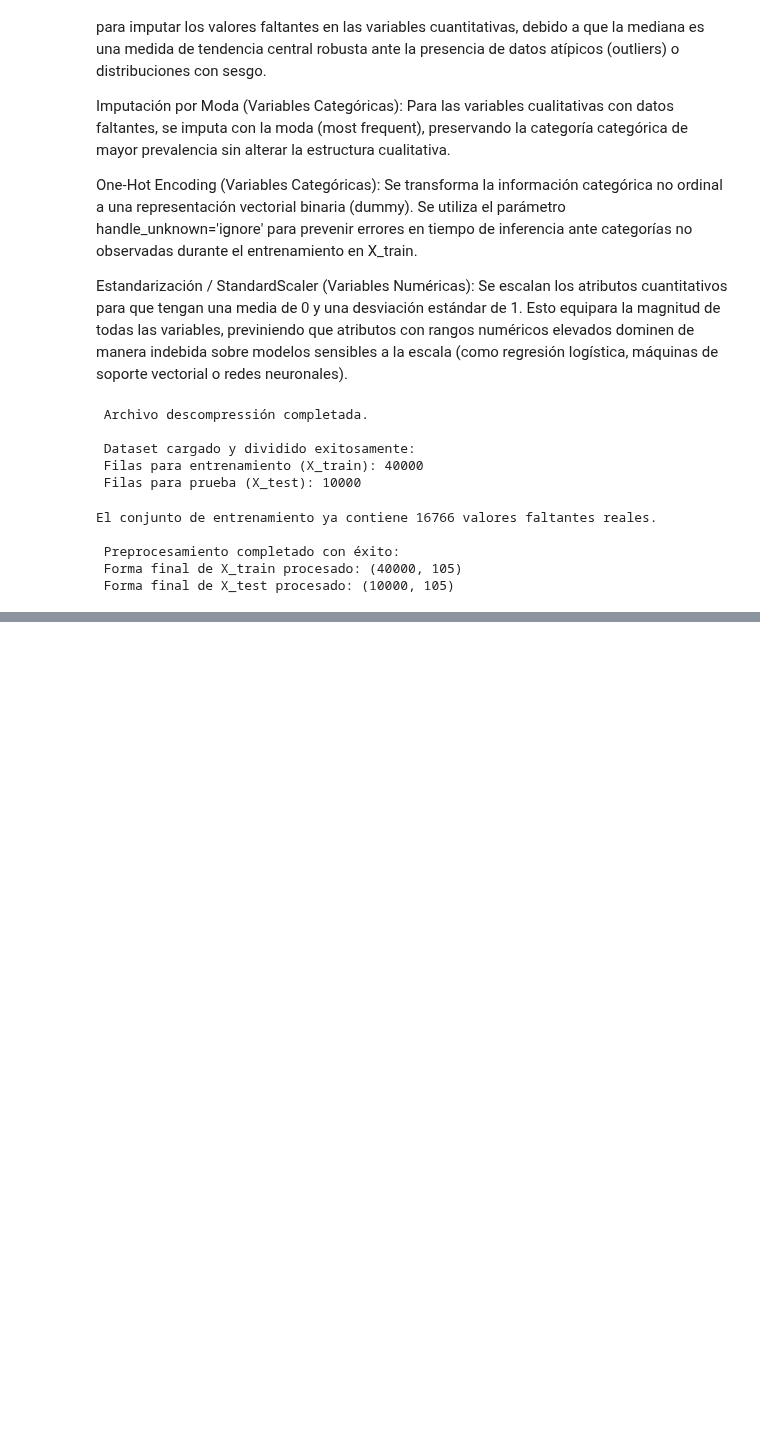
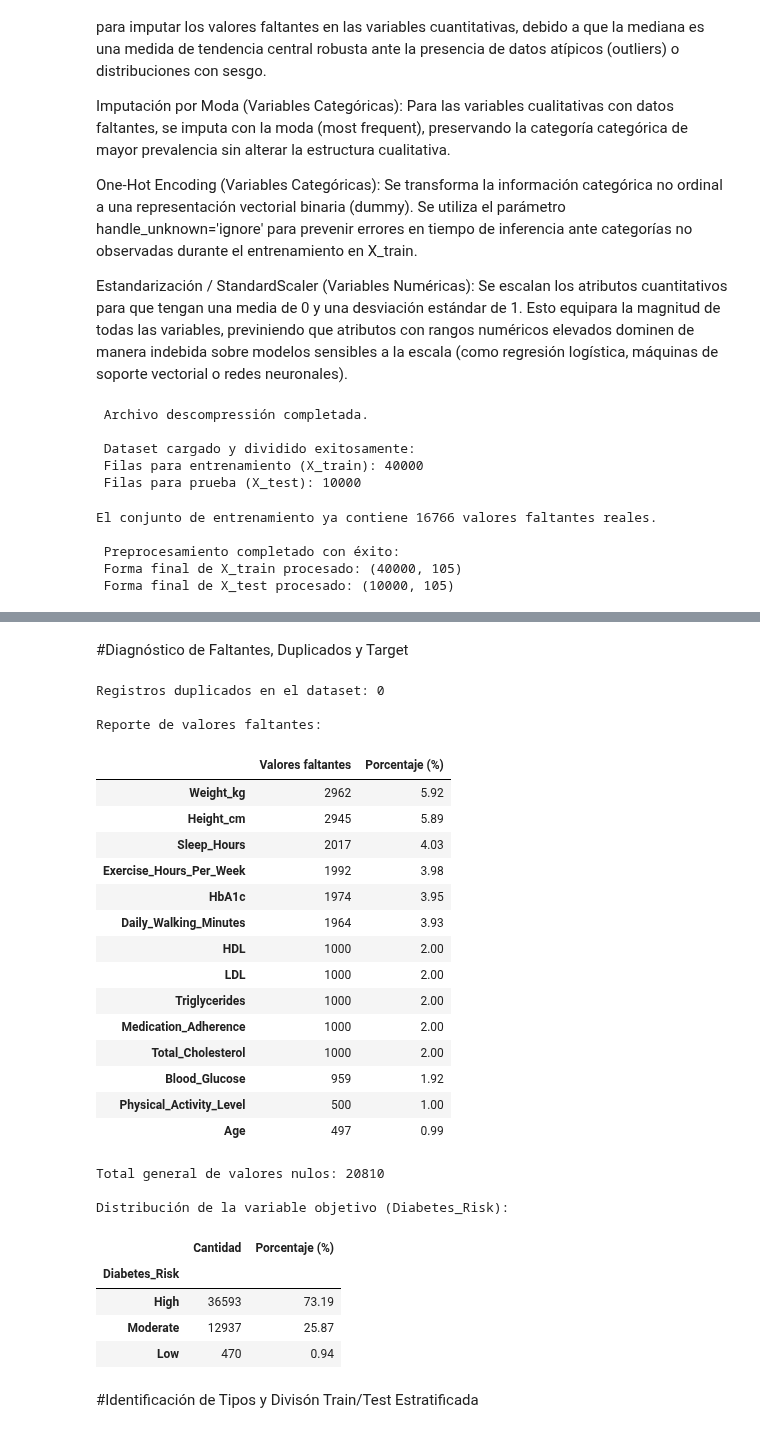
Before and after one commit to imdann06/diabetes-risk-prediction, a Jupyter notebook: fase-1/notebooks/division_datos.ipynb, the cells around one changed output, grey strips where cells are left out. Drawn from its saved outputs; the diff is of its cells as text; code cells hidden in the pictures; blank space fills up the shorter version.

```diff
--- a/fase-1/notebooks/division_datos.ipynb
+++ b/fase-1/notebooks/division_datos.ipynb
@@ -104,0 +152,53 @@ El conjunto de entrenamiento ya contiene 16766 valores faltantes reales.
+# %% [markdown]
+#Diagnóstico de Faltantes, Duplicados y Target
+# %%
+# 1. Diagnóstico de duplicados
+duplicados = df.duplicated().sum()
+print("Registros duplicados en el dataset:", duplicados)
+
+# 2. Diagnóstico detallado de valores faltantes
+faltantes = pd.DataFrame({
+    "Valores faltantes": df.isnull().sum(),
+    "Porcentaje (%)": (df.isnull().mean() * 100).round(2)
+}).sort_values(by="Valores faltantes", ascending=False)
+
+print("\nReporte de valores faltantes:")
+display(faltantes[faltantes["Valores faltantes"] > 0])
+print("Total general de valores nulos:", int(df.isnull().sum().sum()))
+
+# 3. Distribución y porcentaje de la variable objetivo
+print("\nDistribución de la variable objetivo (Diabetes_Risk):")
+dist_df = pd.DataFrame({
+    "Cantidad": y.value_counts(),
+    "Porcentaje (%)": (y.value_counts(normalize=True) * 100).round(2)
+})
+display(dist_df)
+# %% [output]
+Registros duplicados en el dataset: 0
+
+Reporte de valores faltantes:
+|  | Valores faltantes | Porcentaje (%) |
+| Weight_kg | 2962 | 5.92 |
+| Height_cm | 2945 | 5.89 |
+| Sleep_Hours | 2017 | 4.03 |
+| Exercise_Hours_Per_Week | 1992 | 3.98 |
+| HbA1c | 1974 | 3.95 |
+| Daily_Walking_Minutes | 1964 | 3.93 |
+| HDL | 1000 | 2.00 |
+| LDL | 1000 | 2.00 |
+| Triglycerides | 1000 | 2.00 |
+| Medication_Adherence | 1000 | 2.00 |
+| Total_Cholesterol | 1000 | 2.00 |
+| Blood_Glucose | 959 | 1.92 |
+| Physical_Activity_Level | 500 | 1.00 |
+| Age | 497 | 0.99 |
+Total general de valores nulos: 20810
+
+Distribución de la variable objetivo (Diabetes_Risk):
+|  | Cantidad | Porcentaje (%) |
+| Diabetes_Risk |  |  |
+| High | 36593 | 73.19 |
+| Moderate | 12937 | 25.87 |
+| Low | 470 | 0.94 |
+# %% [markdown]
+#Identificación de Tipos y Divisón Train/Test Estratificada
```
Also changed, not shown: parts of 10 cells of this notebook.
